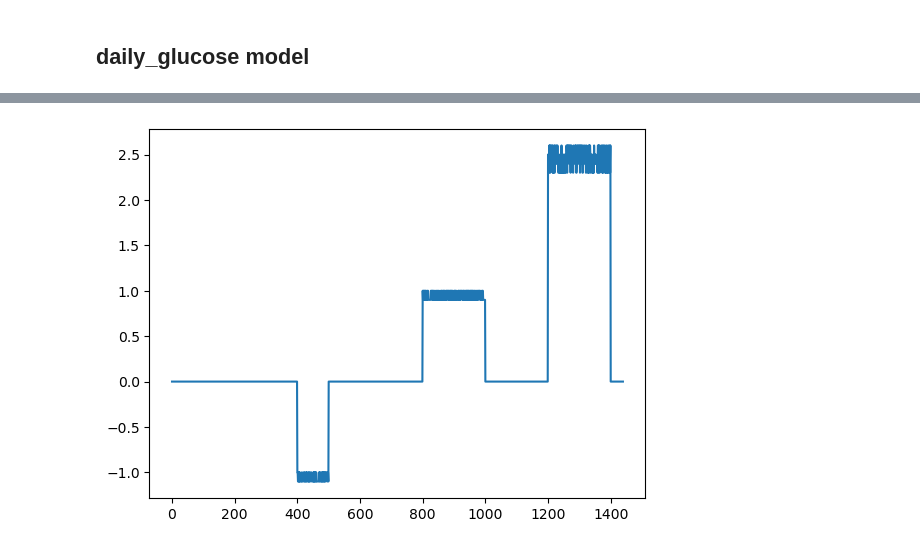
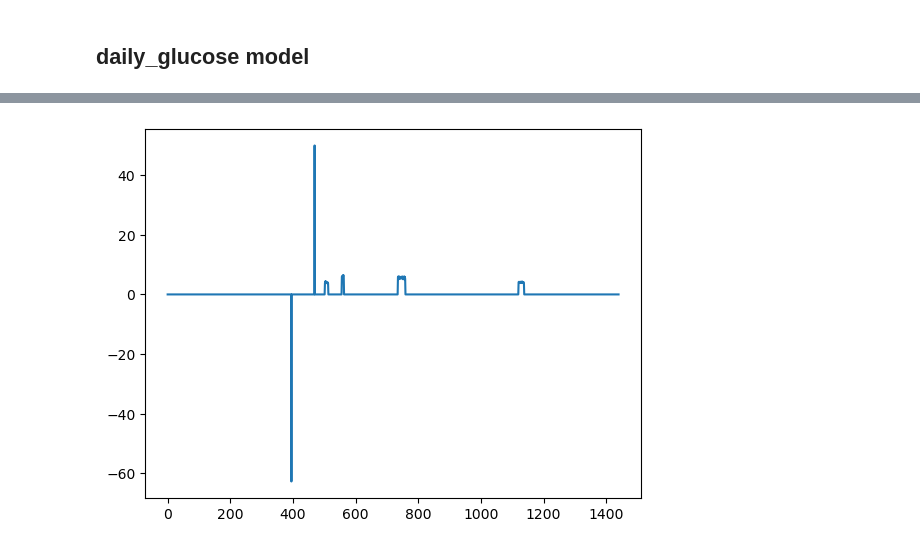
Before and after one commit to Jaredwinn77/ACME_VOL4_Diabetes, a Jupyter notebook: time_lag_model.ipynb, the cells around one changed output, grey strips where cells are left out. Saved outputs shown, nothing was run; the diff lists cells and outputs as text; code cells hidden in the pictures.

Commit message:
modified spikes

```diff
--- a/time_lag_model.ipynb
+++ b/time_lag_model.ipynb
@@ -59,14 +119,19 @@ def square_spikes(total_magnitudes=[], durations=[], time_start=[]):
+# %%
+spikes_square = spike()
+t = np.arange(len(spikes_square))
+plt.plot(t, spikes_square)
+plt.show()
+# %% [output]
+[figure, added]
 # %%
-total_magnitudes = [-100, 200, 500]
-durations = [100, 200, 200]
-time_start = [400, 800, 1200]
+# total_magnitudes = [-100, 200, 500]
+# durations = [100, 200, 200]
+# time_start = [400, 800, 1200]
 
-spikes_square = square_spikes(total_magnitudes, durations, time_start)
-t = np.arange(len(spikes_square))
-plt.plot(t, spikes_square)
-plt.show()
+# spikes_square = square_spikes(total_magnitudes, durations, time_start)
+# t = np.arange(len(spikes_square))
+# plt.plot(t, spikes_square)
+# plt.show()
-# %% [output]
-[figure, removed]
 # %%
 import numpy as np
 import scipy.linalg
```
Also changed, not shown: parts of 4 cells of this notebook.
